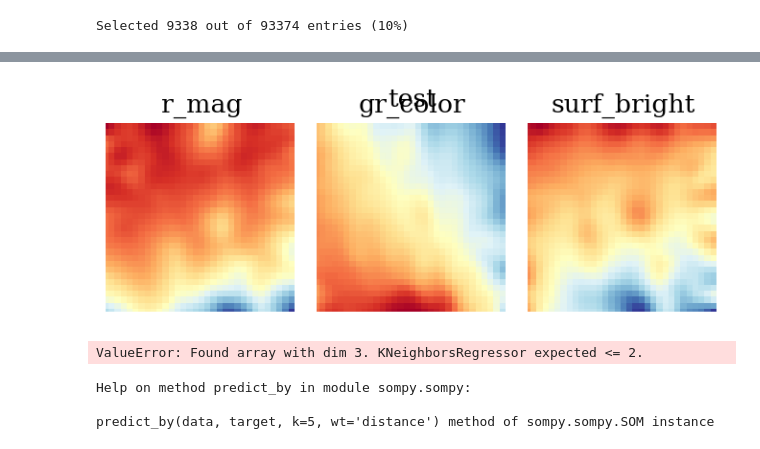
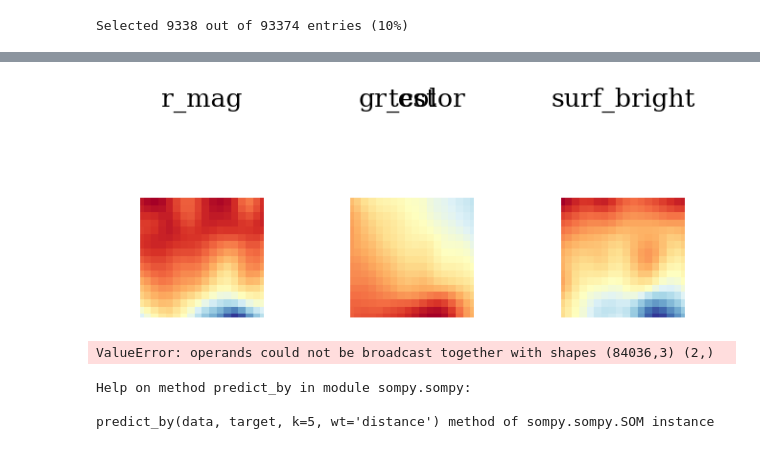
Before and after one commit to lsajkov/strw_mpdg, a Jupyter notebook: som_test.ipynb, the cells around one changed output, grey strips where cells are left out. Drawn from its saved outputs; the diff is of its cells as text; code cells hidden in the pictures.

Commit message:
built data entry functions for SOM

```diff
--- a/som_test.ipynb
+++ b/som_test.ipynb
@@ -143,7 +143,7 @@ with fits.open(cut_data_file) as cat:
 # %%
 #select random subset of data
 #initialize array of Falses, flip randomly until a desired fraction is reached
-random_fraction = 0.25 #select random_fraction of data (e.g. 0.1 will select 10% of the data, randomly)
+random_fraction = 0.1 #select random_fraction of data (e.g. 0.1 will select 10% of the data, randomly)
 
 number_of_entries = len(GAMA_vect_data)
 random_idx = [False] * number_of_entries
@@ -337,10 +337,10 @@ training_data_norm_noparams = list(zip(training_data_norm['r_mag'],
 training_data_norm_pjparams = list(zip(training_data_norm['log_stellar_mass'],
                               training_data_norm['redshift']))
 
-# training_data_norm_logmstar = list(zip(training_data_norm['r_mag'],
-#                               training_data_norm['gr_color'],
-#                               training_data_norm['surf_bright_r'],
-#                               training_data_norm['log_stellar_mass']))
+training_data_norm_logmstar = list(zip(training_data_norm['r_mag'],
+                              training_data_norm['gr_color'],
+                              training_data_norm['surf_bright_r'],
+                              training_data_norm['log_stellar_mass']))
 # training_data_norm_redshift = list(zip(training_data_norm['r_mag'],
 #                               training_data_norm['gr_color'],
 #                               training_data_norm['surf_bright_r'],
@@ -348,7 +348,7 @@ training_data_norm_pjparams = list(zip(training_data_norm['log_stellar_mass'],
 
 training_data_norm_noparams = np.array(training_data_norm_noparams, dtype = None)
 training_data_norm_pjparams = np.array(training_data_norm_pjparams, dtype = None)
-# training_data_norm_logmstar = np.array(training_data_norm_logmstar, dtype = None)
+training_data_norm_logmstar = np.array(training_data_norm_logmstar, dtype = None)
 # training_data_norm_redshift = np.array(training_data_norm_redshift, dtype = None)
 
 testing_data_norm = list(zip(testing_data_norm['r_mag'],
@@ -376,10 +376,8 @@ test    0.192   0.014
 normed  -0.000  1.000
 ----------------------
 # %%
-mapsize = [32, 32]
+mapsize = [17, 28]
 
-SOM = sompy.SOMFactory.build(training_data_norm_noparams,
+SOM = sompy.SOMFactory.build(training_data_norm_logmstar,
                              mapsize = mapsize,
-                             component_names = ['r_mag', 'gr_color', 'surf_bright'])
+                             component_names = ['r_mag', 'gr_color', 'surf_bright', 'log_mstar'])
-# %%
-SOM.train(n_job = 1, train_len_factor = 1, verbose = 'info')
@@ -404,13 +398,12 @@ SOM.train(n_job = 1, train_len_factor = 1, verbose = 'info')
 # %%
-
-SOM_plot = sompy.mapview.View2DPacked(4, 4, 'test', text_size = 16)
+SOM_plot = sompy.mapview.View2DPacked(10, 10, 'test', text_size = 16)
 SOM_plot.show(SOM)
 # %% [output]
-[figure, old version]
+[figure, new version]
-# %%
-predicted__norm_logmstar = SOM.predict_by(testing_data_norm, None)
-# %% [output]
-ValueError: Found array with dim 3. KNeighborsRegressor expected <= 2.
+# %%
+predicted_norm_logmstar = SOM.predict(testing_data_norm)
+# %% [output]
+ValueError: operands could not be broadcast together with shapes (84036,3) (2,)
 # %%
 help(SOM.predict_by)
 # %% [output]
```
Also changed, not shown: parts of 6 cells of this notebook, 1 other file.
